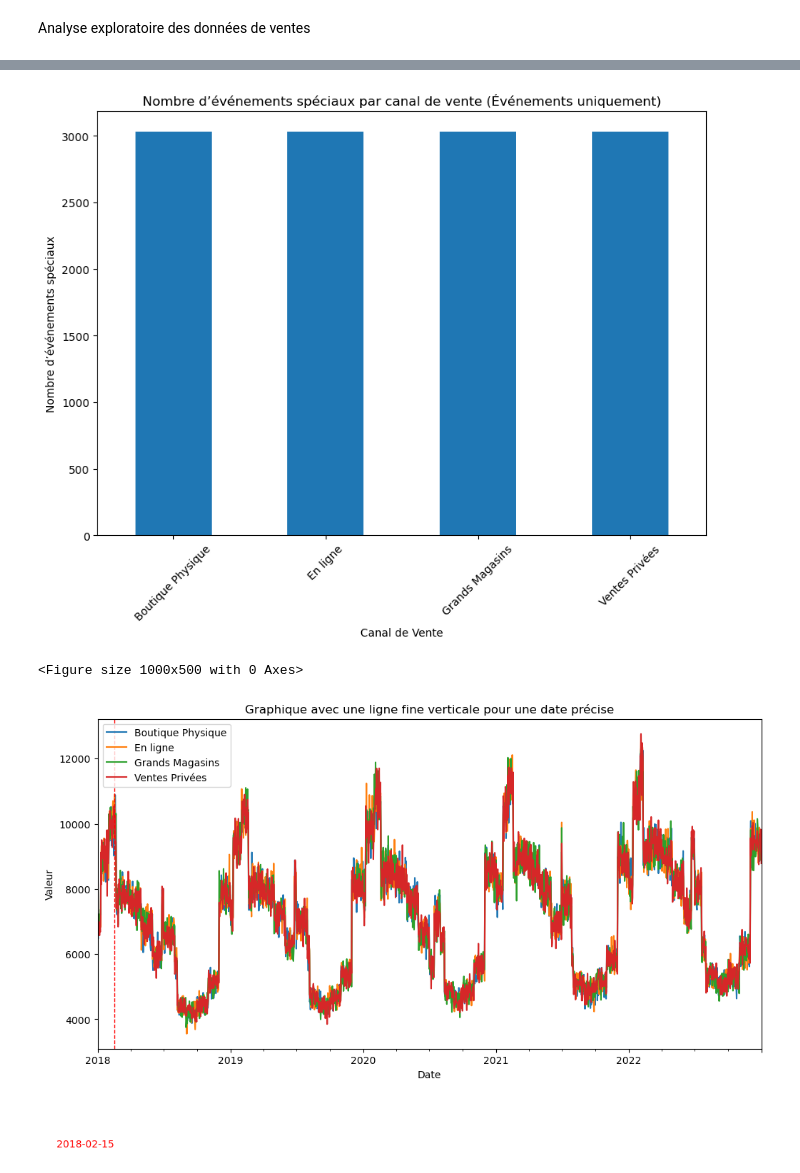
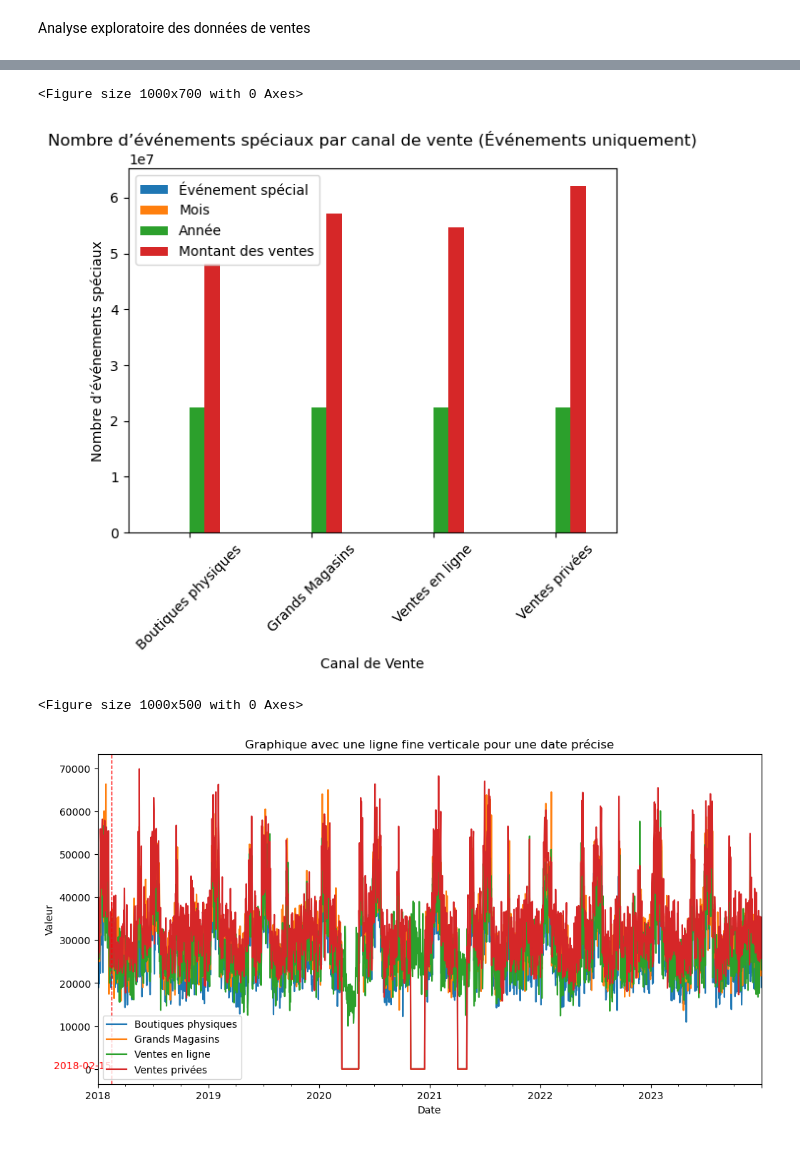
Before and after one commit to yann-furrer/luxe_retail_eds, a Jupyter notebook: exploring.ipynb, the cells around one changed output, grey strips where cells are left out. Drawn from its saved outputs; the diff is of its cells as text; code cells hidden in the pictures.

```diff
--- a/exploring.ipynb
+++ b/exploring.ipynb
@@ -61,14 +61,14 @@ important_dates = [('2019-12-25', 'Noël 2018', 'red'),
 
 ]
 
-
+sell_data = pd.read_csv('data/vente_luxe2.csv', sep=',')
 
 # Convert 'Date' to datetime format and set it as the index
 sell_data['Date'] = pd.to_datetime(sell_data['Date'])
 sell_data = sell_data.set_index('Date')
 
 # Group by date and channel, then plot the daily sales by channel as a line chart
-daily_sales = sell_data.groupby(['Date', 'Canal_Vente'])['Montant_Ventes'].sum().unstack()
+daily_sales = sell_data.groupby(['Date', 'Canal de vente'])['Montant des ventes'].sum().unstack()
 daily_sales.plot(kind='line', figsize=(12, 6))
 
 
@@ -132,6 +132,6 @@ plt.show()
 # %%
 # Filter the data to include only rows with special events (Événement_Spécial = 1) and group by sales channel
-event_counts_by_channel_special_only = sell_data[sell_data['Événement_Spécial'] == 1].groupby('Canal_Vente').size()
+event_counts_by_channel_special_only = sell_data[sell_data['Événement spécial'] == 1].groupby('Canal de vente').size()
 
 # Plot the results
 plt.figure(figsize=(10, 7))
@@ -142,37 +142,38 @@ plt.ylabel('Nombre d’événements spéciaux')
 plt.xticks(rotation=45)
 plt.show()
 # %% [output]
+<Figure size 1000x700 with 0 Axes>
-[figure, old version]
+[figure, new version]
 # %%
 import matplotlib.pyplot as plt
 import pandas as pd
 
 # Exemple de données
-daily_sales = sell_data.groupby(['Date', 'Canal_Vente'])['Montant_Ventes'].sum().unstack()
+daily_sales = sell_data.groupby(['Date', 'Canal de vente'])['Montant des ventes'].sum().unstack()
 dates = pd.date_range(start="2024-01-01", periods=100)
 values = range(100)
 
 # Spécifiez la date que vous souhaitez mettre en évidence
 highlight_date = "2018-02-15"
 
 # Création du graphique
 plt.figure(figsize=(10, 5))
 daily_sales.plot(kind='line', figsize=(12, 6), legend=False)
 
 # Ajout d'une ligne verticale fine pour la date spécifique
 plt.axvline(pd.to_datetime(highlight_date), color='red', linestyle='--', linewidth=1)
 
 # Ajout d'une légende pour la ligne verticale
 plt.text(pd.to_datetime(highlight_date), max(values) * 0.9, highlight_date, color="red", ha="right", fontsize=10)
 
 # Personnalisation des labels et du titre
 plt.xlabel("Date")
 plt.ylabel("Valeur")
 plt.title("Graphique avec une ligne fine verticale pour une date précise")
 plt.legend()
 
 # Afficher le graphique
 plt.show()
 # %% [output]
 <Figure size 1000x500 with 0 Axes>
-[figure, old version]
+[figure, new version]
```
Also changed, not shown: parts of 4 cells of this notebook, 1 other file.
